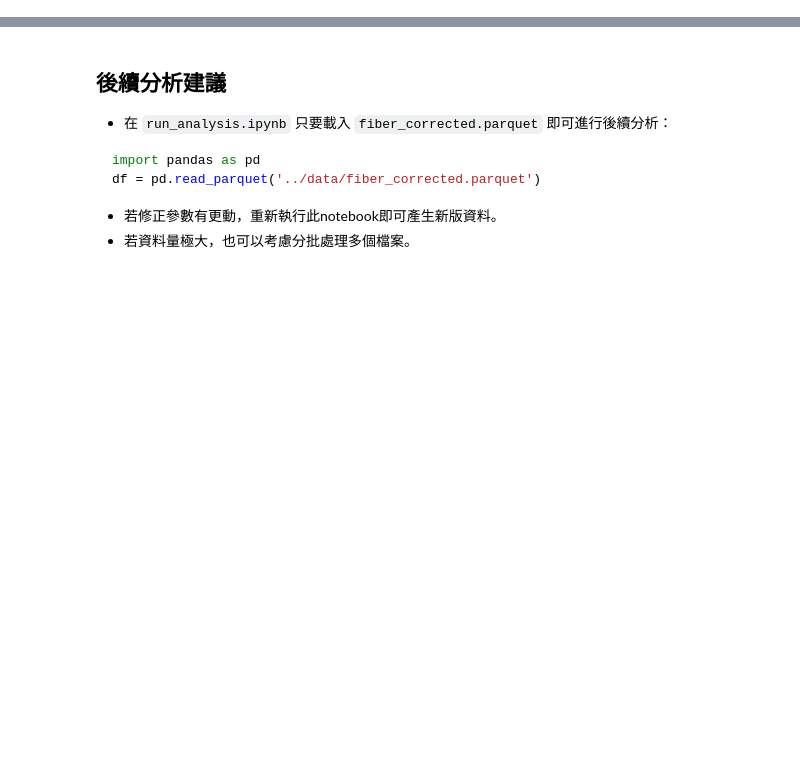
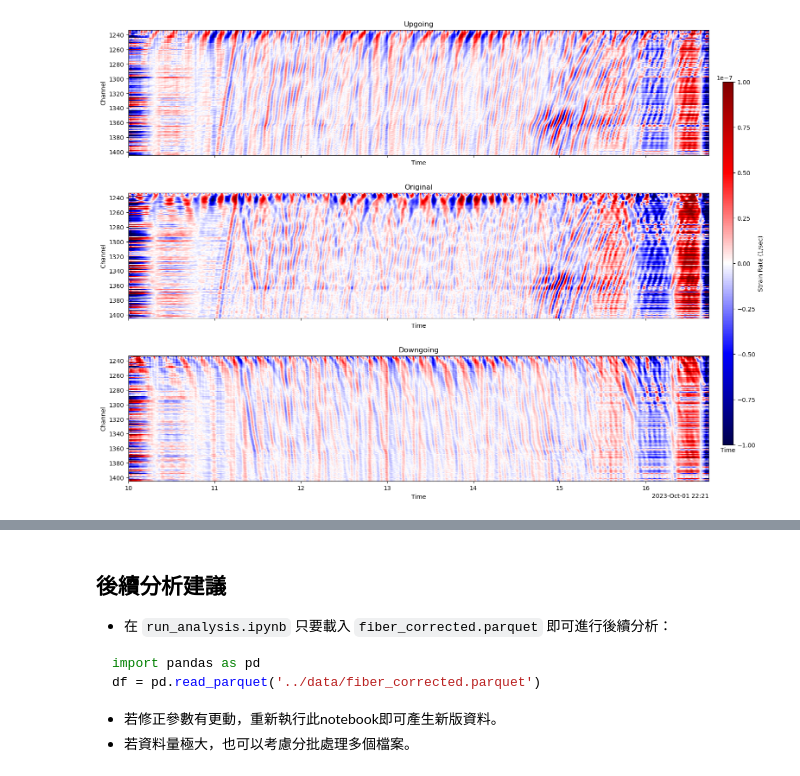
Before and after one commit to lu6562lu/fiberQ_project, a Jupyter notebook: notebooks/surface_reflection_correction.ipynb, the cells around one changed output, grey strips where cells are left out. Saved outputs shown, nothing was run; the diff lists cells and outputs as text; code cells hidden in the pictures; blank space fills up the shorter version.

```diff
--- a/notebooks/surface_reflection_correction.ipynb
+++ b/notebooks/surface_reflection_correction.ipynb
@@ -42,2 +67,3 @@ channels = np.arange(len(read(dasf)))
 # %%
-A = load_das_profile(dasf, start, end, channels)
+A = load_das_profile(dasf, start_time, end_time, channels)
+A_up_da, A, A_down_da = correct_surface_reflection(A)
@@ -70,0 +70,62 @@ print(f'Corrected data shape: {corrected_fiber_data.shape}')
+# %%
+import matplotlib.pyplot as plt
+from scipy.signal import butter, filtfilt
+import xarray as xr
+
+def bandpass_filter(data, fs, lowcut, highcut, order=4):
+    nyq = 0.5 * fs
+    low = lowcut / nyq
+    high = highcut / nyq
+    b, a = butter(order, [low, high], btype='band')
+    return filtfilt(b, a, data, axis=-1)  # 假設最後一軸是時間
+
+fs = 1000
+lowcut = 1
+highcut = 20
+
+def filter_by_channel(xarr):
+    data = xarr.values
+    filtered = np.zeros_like(data)
+    for i in tqdm(range(data.shape[0]), desc="Filtering channels"):
+        filtered[i] = bandpass_filter(data[i], fs, lowcut, highcut)
+    return xr.DataArray(filtered, dims=xarr.dims, coords=xarr.coords, attrs=xarr.attrs)
+
+A_up_filt = filter_by_channel(A_up_da)
+A_filt = filter_by_channel(A)
+A_down_filt = filter_by_channel(A_down_da)
+
+weight = 1
+ch_start, ch_end = 1234, 1404
+sel = slice(ch_start, ch_end + 1)
+data_list = [
+    (A_up_filt.isel(channel=sel) * weight),
+    (A_filt.isel(channel=sel) * weight),
+    (A_down_filt.isel(channel=sel) * weight)
+]
+titles = ['Upgoing', 'Original', 'Downgoing']
+
+vmin = -1e-7
+vmax = 1e-7
+
+fig, axs = plt.subplots(3, 1, figsize=(16, 12), sharex=True, sharey=True)
+ims = []
+for ax, data, label in zip(axs, data_list, titles):
+    im = data.plot(
+        x='time', y='channel',
+        ax=ax,
+        cmap='seismic',
+        vmin=vmin, vmax=vmax,
+        add_colorbar=False
+    )
+    ax.set_title(label)
+    ax.set_ylabel('Channel')
+    ax.invert_yaxis()
+    ims.append(im)
+cbar_ax = fig.add_axes([0.94, 0.15, 0.015, 0.7])
+fig.colorbar(ims[0], cax=cbar_ax, label='Strain Rate (1/sec)')
+
+plt.xlabel('Time')
+plt.subplots_adjust(left=0.08, right=0.92, top=0.95, bottom=0.08, hspace=0.3)
+plt.show()
+# %% [output]
+[figure, added]
```
Also changed, not shown: parts of 11 cells of this notebook.
